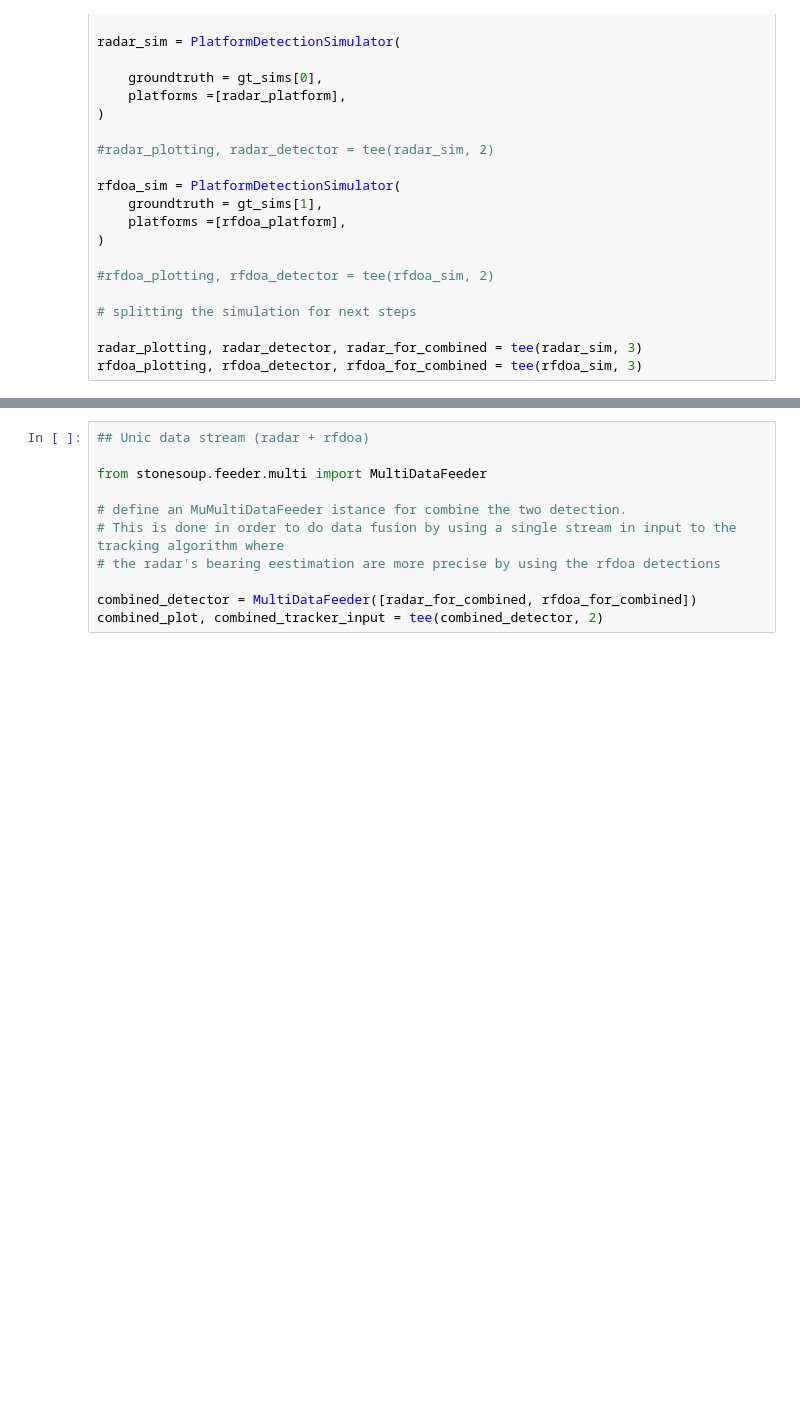
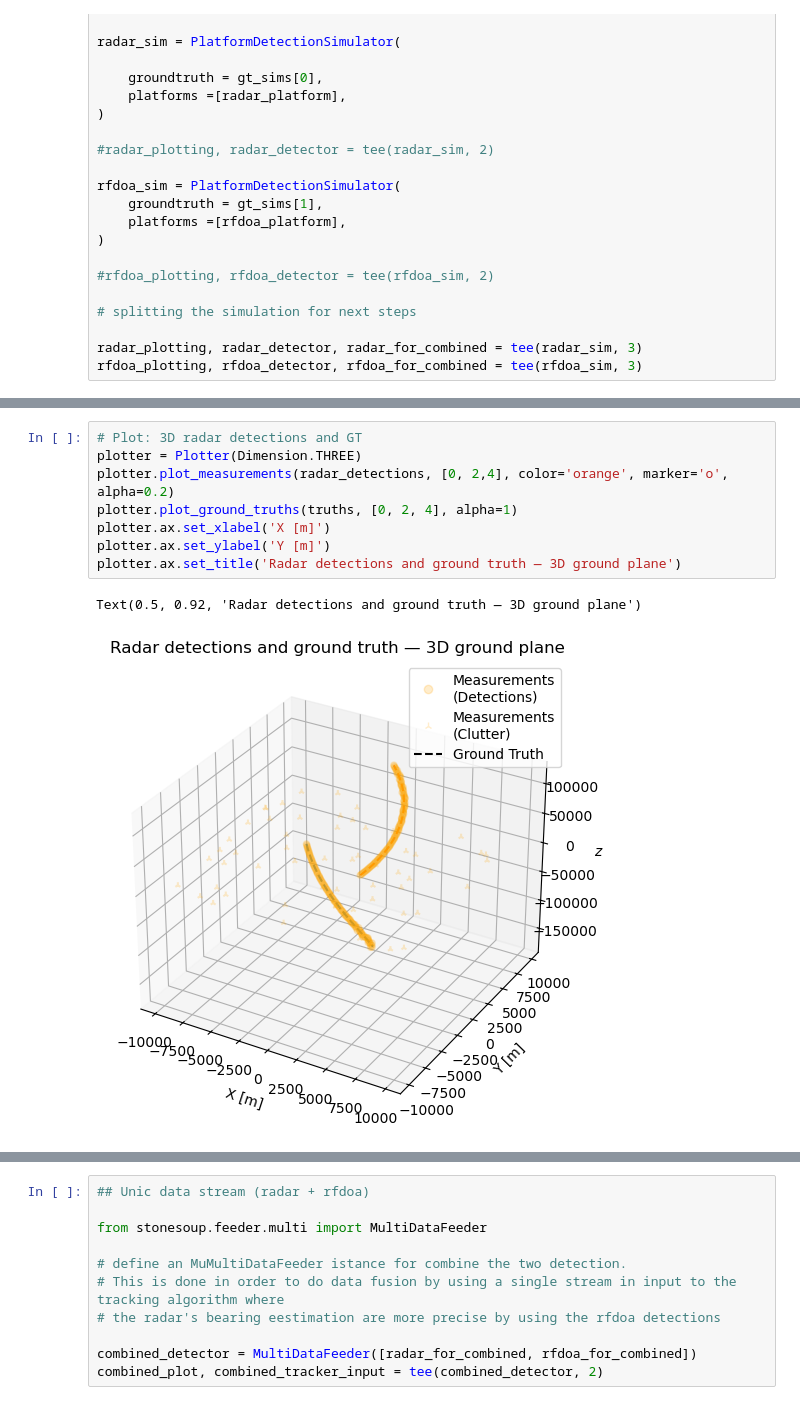
Before and after one commit to UmbertoMaffei/Multi-Sensor-Data-Fusion-for-Multi-Target-Drone-Tracking-in-Counter-UAS-Applications, a Jupyter notebook: SS_examples/RF_RADAR_Ex_v3.ipynb, the cells around one changed output, grey strips where cells are left out. Drawn from its saved outputs; the diff is of its cells as text; blank space fills up the shorter version.

```diff
--- a/SS_examples/RF_RADAR_Ex_v3.ipynb
+++ b/SS_examples/RF_RADAR_Ex_v3.ipynb
@@ -477,0 +494,11 @@ from IPython.display import display
+# %%
+# Plot: 3D radar detections and GT
+plotter = Plotter(Dimension.THREE)
+plotter.plot_measurements(radar_detections, [0, 2,4], color='orange', marker='o', alpha=0.2)
+plotter.plot_ground_truths(truths, [0, 2, 4], alpha=1)
+plotter.ax.set_xlabel('X [m]')
+plotter.ax.set_ylabel('Y [m]')
+plotter.ax.set_title('Radar detections and ground truth — 3D ground plane')
+# %% [output]
+Text(0.5, 0.92, 'Radar detections and ground truth — 3D ground plane')
+[figure, added]
```
Also changed, not shown: parts of 12 cells of this notebook.
